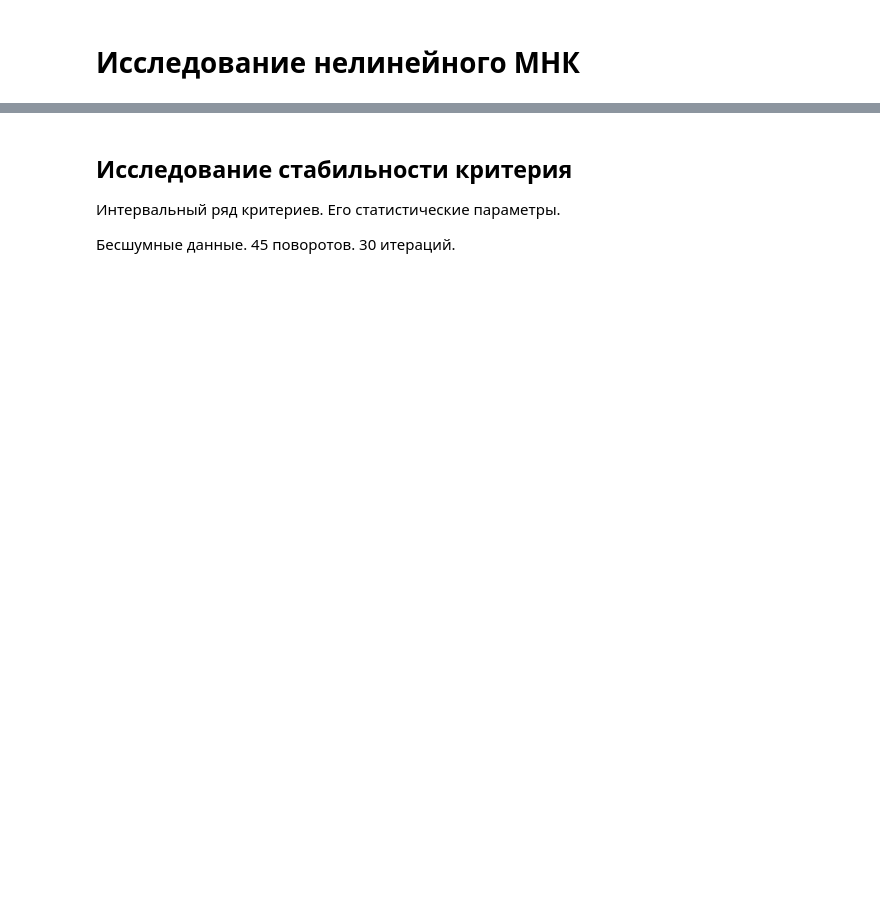
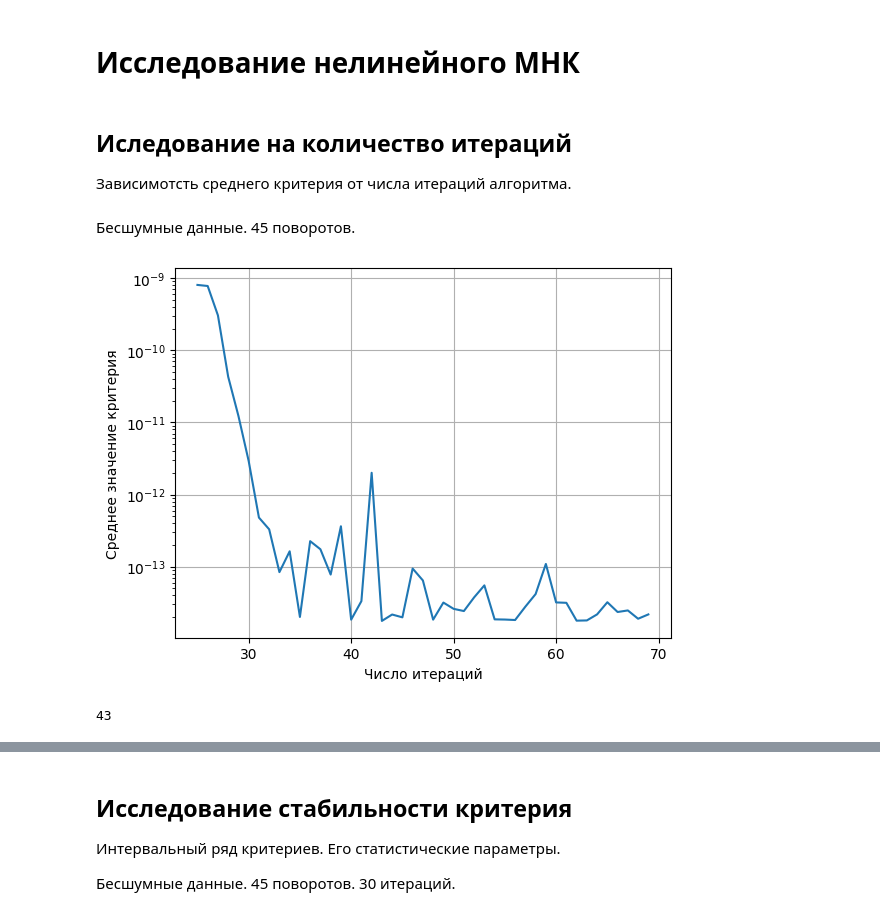
Before and after one commit to tmetelev/scalar_calibration, a Jupyter notebook: research.ipynb, the cells around one changed output, grey strips where cells are left out. Drawn from its saved outputs; the diff is of its cells as text; code cells hidden in the pictures; blank space fills up the shorter version.

```diff
--- a/research.ipynb
+++ b/research.ipynb
@@ -4,3 +6,35 @@
 from testing import testing
 import numpy as np
 import matplotlib.pyplot as plt
+# %% [markdown]
+## Иследование на количество итераций
+
+Зависимотсть среднего критерия от числа итераций алгоритма.
+# %% [markdown]
+Бесшумные данные. 45 поворотов.
+# %%
+iter_num = 70
+model_num = 300
+
+x = range(25, iter_num)
+y = []
+
+for i in x:
+    res = 0
+    for j in range(model_num):
+        crit, rel = testing(1, 1, modeling_params=[2000, 0.01, 1500, 0], func_params=[i])
+        res += crit
+    res /= model_num
+    y.append(res)
+
+plt.plot(x, y)
+plt.xlabel('Число итераций')
+plt.ylabel('Среднее значение критерия')
+plt.yscale('log')
+plt.grid()
+plt.show()
+
+print(x[np.argmin(y)])
+# %% [output]
+[figure, added]
+43
```
Also changed, not shown: parts of 13 cells of this notebook.
